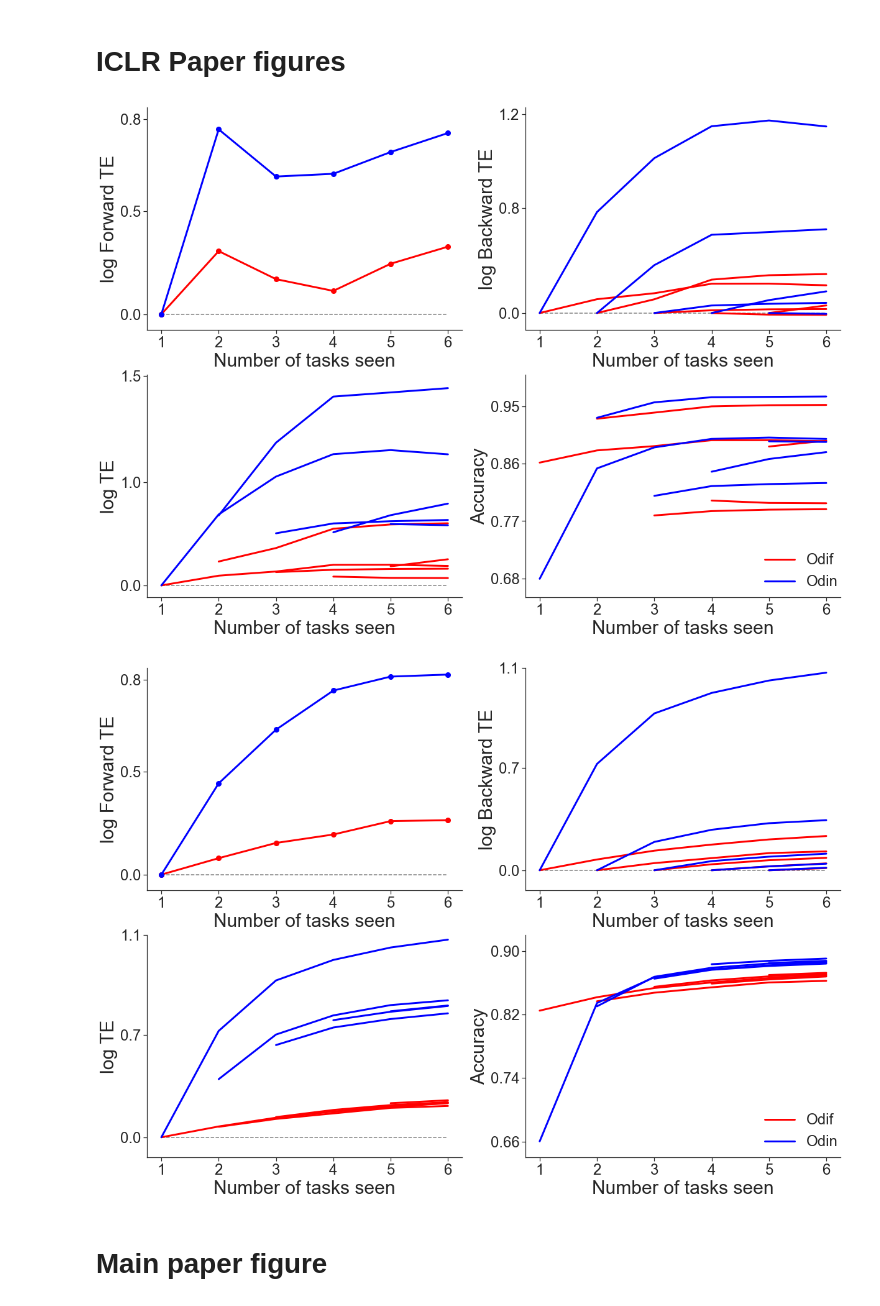
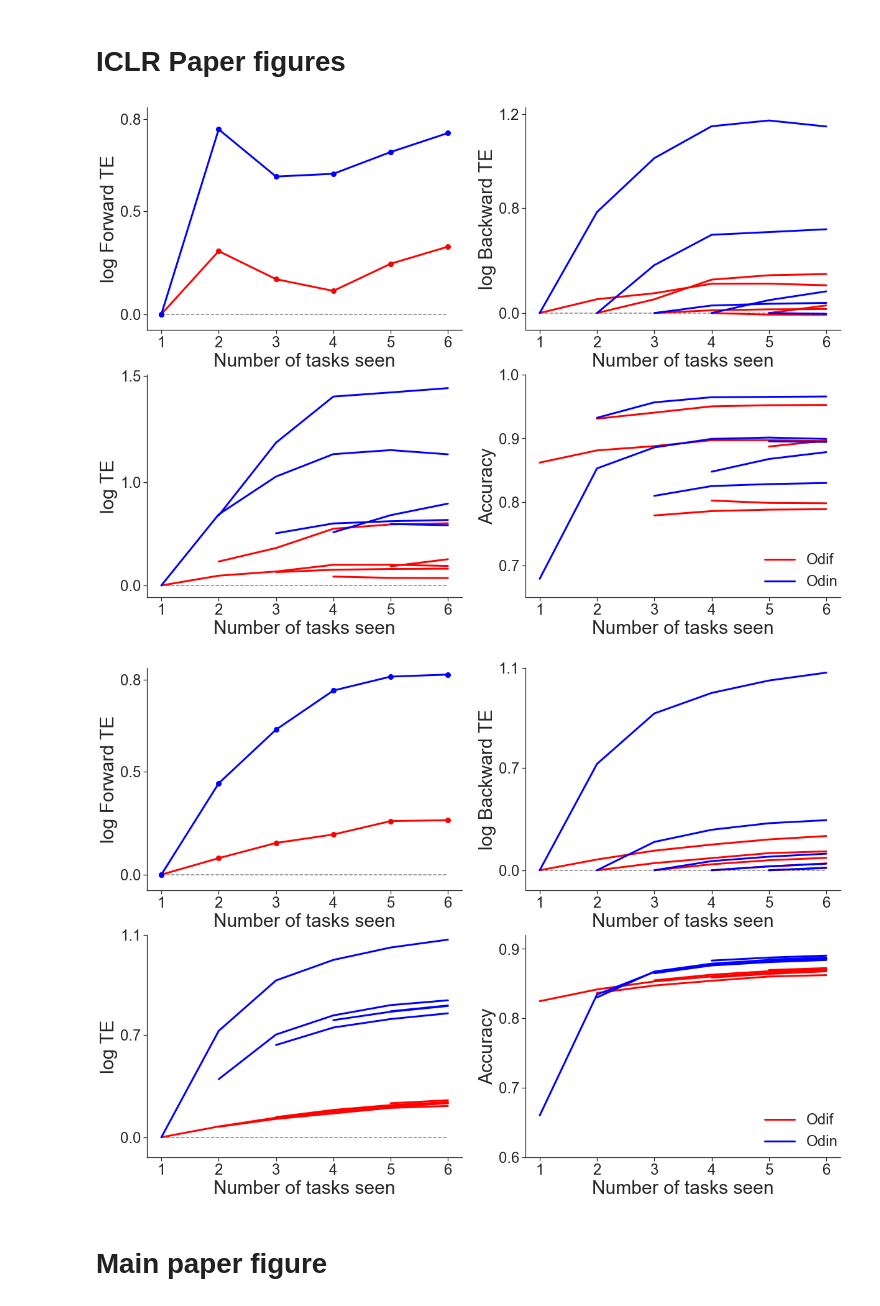
Before and after one commit to chenyugoal/ProgLearn, a Jupyter notebook: benchmarks/spoken_digit_exp/spoken_digit_exp.ipynb, the cells around one changed output. Saved outputs shown, nothing was run; the diff lists cells and outputs as text; code cells hidden in the pictures.

Commit message:
update figures

```diff
--- a/benchmarks/spoken_digit_exp/spoken_digit_exp.ipynb
+++ b/benchmarks/spoken_digit_exp/spoken_digit_exp.ipynb
@@ -290,7 +290,7 @@ ax[1][1].set_xlabel('Number of tasks seen', fontsize=fontsize)
 ax[1][1].set_ylabel('Accuracy', fontsize=fontsize)
 ax[1][1].tick_params(labelsize=ticksize)
 ax[1][1].yaxis.set_major_locator(MultipleLocator(0.08))
-ax[1][1].set_yticks([0.68, 0.77, 0.86, 0.95])
+ax[1][1].set_yticks([0.7, 0.8, 0.9, 1])
 ax[1][1].set_ylim(0.65, 1)
 
 right_side = ax[1][1].spines["right"]
@@ -302,7 +302,7 @@ ax[1][1].legend(loc=(0.74,0.01),fontsize = fontsize*0.8,edgecolor = "1")# legend
 
 plt.savefig('language_odif_odin.pdf')
 # %% [output]
-[figure, old version]
+[figure, new version]
 # %%
 acc_dnn, bte_dnn, fte_dnn, te_dnn = calculate_results(accuracy_all_dnn_shuffle)
 acc_uf, bte_uf, fte_uf, te_uf = calculate_results(accuracy_all_uf_shuffle)
@@ -416,36 +416,36 @@ ax[1][0].set_yticklabels(labels)
 right_side = ax[1][0].spines["right"]
 right_side.set_visible(False)
 top_side = ax[1][0].spines["top"]
 top_side.set_visible(False)
 
 # Accuracy
 for i in range(num_tasks):
     et = 1 - np.asarray(acc_uf[i])
     ns = np.arange(i + 1, num_tasks + 1)
     if i == 0: ax[1][1].plot(ns, et, c='red', linewidth=linewidth, label = 'Odif')
     else: ax[1][1].plot(ns, et, c='red', linewidth=linewidth)
 for i in range(num_tasks):
     et = 1 - np.asarray(acc_dnn[i])
     ns = np.arange(i + 1, num_tasks + 1)
     if i==0: ax[1][1].plot(ns, et, c='blue', linewidth=linewidth, label = 'Odin')
     else: ax[1][1].plot(ns, et, c='blue',linewidth=linewidth)
 ax[1][1].set_xlabel('Number of tasks seen', fontsize=fontsize)
 ax[1][1].set_ylabel('Accuracy', fontsize=fontsize)
 ax[1][1].tick_params(labelsize=ticksize)
 ax[1][1].yaxis.set_major_locator(MultipleLocator(0.08))
-ax[1][1].set_yticks([0.66, 0.74, 0.82, 0.9])
-ax[1][1].set_ylim(0.64, 0.92)
+ax[1][1].set_yticks([0.6, 0.7, 0.8, 0.9])
+ax[1][1].set_ylim(0.6, 0.92)
 
 right_side = ax[1][1].spines["right"]
 right_side.set_visible(False)
 top_side = ax[1][1].spines["top"]
 top_side.set_visible(False)
 
 ax[1][1].legend(loc=(0.74,0.01),fontsize = fontsize*0.8,edgecolor = "1")# legend
 
 plt.savefig('language_odif_odin_shuffle.pdf')
 # %% [output]
-[figure, old version]
+[figure, new version]
 # %% [markdown]
 # Main paper figure
 # %%
```
Also changed, not shown: 2 other files.
